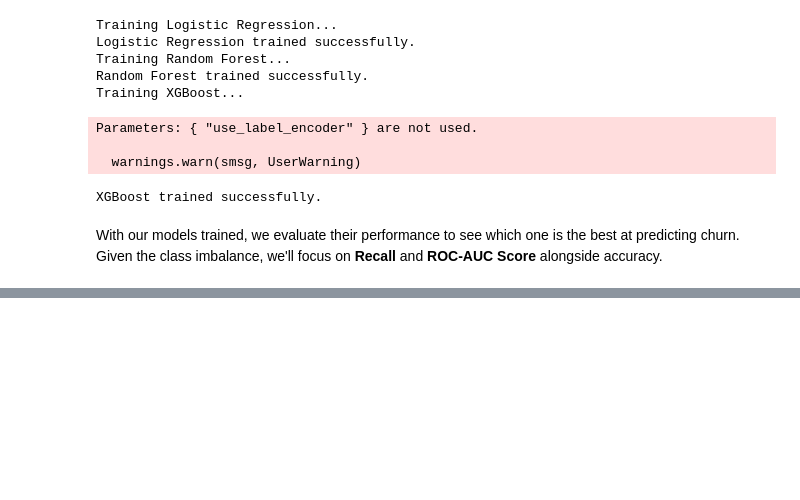
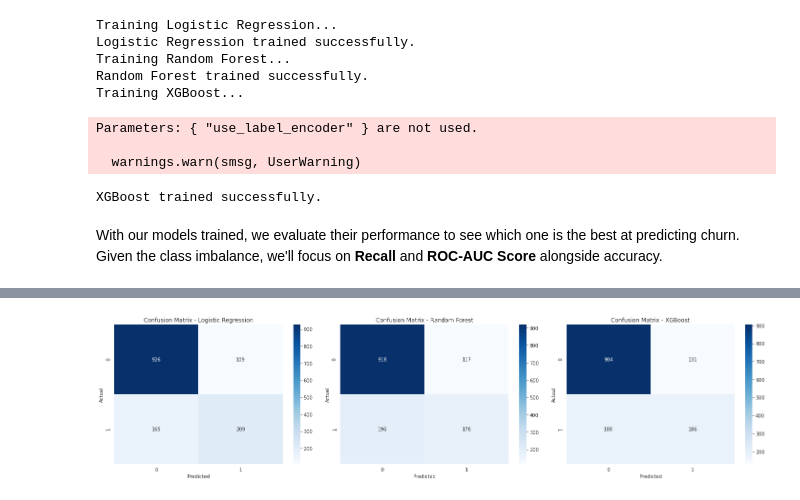
Before and after one commit to mutembeic/FUTURE_ML_02, a Jupyter notebook: notebooks/churn_prediction.ipynb, the cells around one changed output, grey strips where cells are left out. Saved outputs shown, nothing was run; the diff lists cells and outputs as text; code cells hidden in the pictures; blank space fills up the shorter version.

```diff
--- a/notebooks/churn_prediction.ipynb
+++ b/notebooks/churn_prediction.ipynb
@@ -235,3 +235,25 @@ Parameters: { "use_label_encoder" } are not used.
 XGBoost trained successfully.
 # %% [markdown]
 With our models trained, we evaluate their performance to see which one is the best at predicting churn. Given the class imbalance, we'll focus on **Recall** and **ROC-AUC Score**  alongside accuracy.
+# %%
+results = {}
+
+for name, pipeline in pipelines.items():
+    y_pred = pipeline.predict(X_test)
+    y_pred_proba = pipeline.predict_proba(X_test)[:, 1]
+
+    results[name] = {
+        'accuracy': accuracy_score(y_test, y_pred),
+        'precision': precision_score(y_test, y_pred),
+        'recall': recall_score(y_test, y_pred),
+        'f1_score': f1_score(y_test, y_pred),
+        'roc_auc': roc_auc_score(y_test, y_pred_proba)
+    }
+
+    print(f"--- Evaluation for {name} ---")
+    print(f"Accuracy: {results[name]['accuracy']:.3f}")
+    print(f"Precision: {results[name]['precision']:.3f}")
+    print(f"Recall: {results[name]['recall']:.3f}")
+    print(f"F1 Score: {results[name]['f1_score']:.3f}")
+    print(f"ROC AUC Score: {results[name]['roc_auc']:.3f}")
+    print("\n")
@@ -237,0 +285,16 @@ With our models trained, we evaluate their performance to see which one is the b
+# %%
+fig, axes = plt.subplots(1, 3, figsize=(20, 5))
+axes = axes.ravel()
+
+for i, (name, pipeline) in enumerate(pipelines.items()):
+    y_pred = pipeline.predict(X_test)
+    cm = confusion_matrix(y_test, y_pred)
+    sns.heatmap(cm, annot=True, fmt='d', ax=axes[i], cmap='Blues')
+    axes[i].set_title(f'Confusion Matrix - {name}')
+    axes[i].set_xlabel('Predicted')
+    axes[i].set_ylabel('Actual')
+
+plt.tight_layout()
+plt.show()
+# %% [output]
+[figure, added]
```
Also changed, not shown: parts of 7 cells of this notebook.
